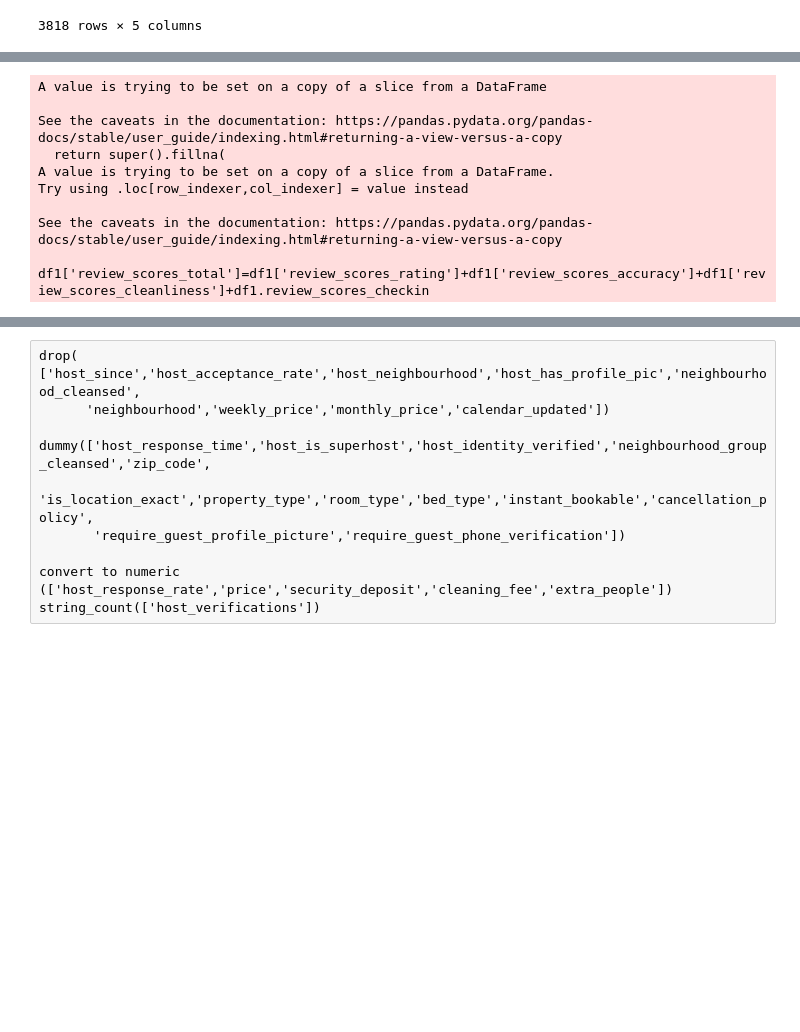
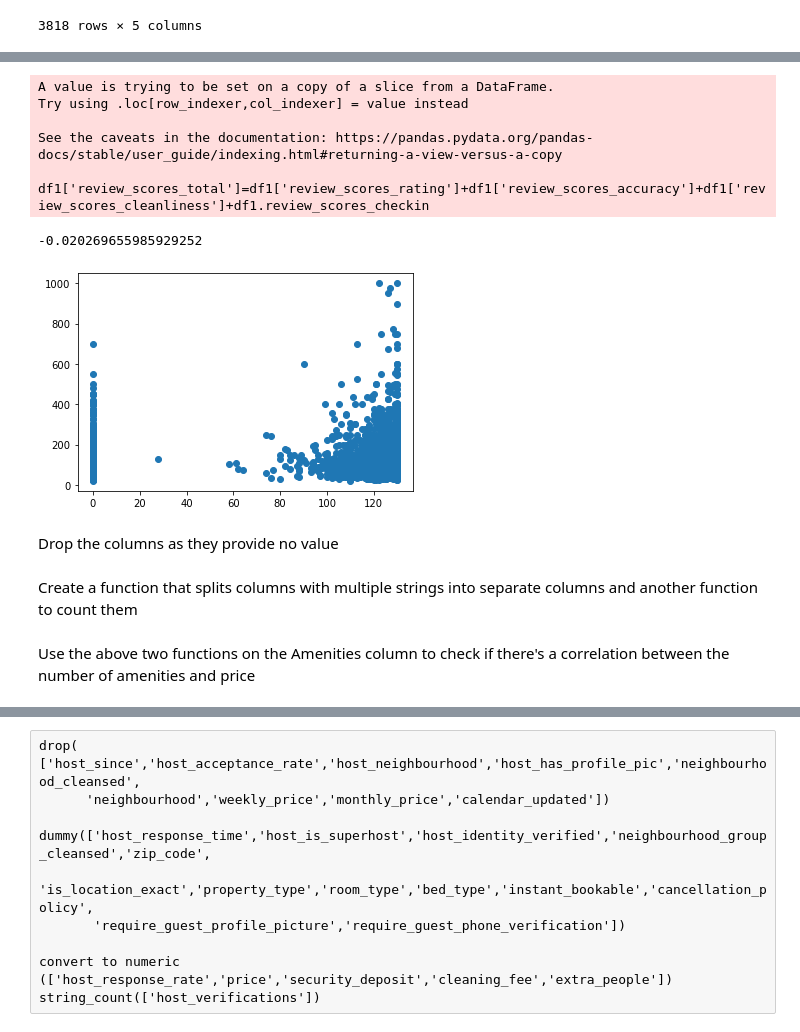
Before and after one commit to Ajax243/Airbnb_Seattle, a Jupyter notebook: listings_notebook.ipynb, the cells around one changed output, grey strips where cells are left out. Cells and saved outputs as stored; diff of their text form; code cells hidden in the pictures; blank space fills up the shorter version.

```diff
--- a/listings_notebook.ipynb
+++ b/listings_notebook.ipynb
@@ -143,19 +212,22 @@ analyzed_df
 # %%
 df1= df[['id', 'number_of_reviews','review_scores_rating','review_scores_accuracy','review_scores_cleanliness',
          'review_scores_checkin','review_scores_communication','review_scores_value']]
 df1.fillna(0,inplace=True)
 
 df1['review_scores_total']=df1['review_scores_rating']+df1['review_scores_accuracy']+df1['review_scores_cleanliness']+df1.review_scores_checkin
 +df1.review_scores_communication+df1.review_scores_value;
+
+plt.scatter(x=df1['review_scores_total'],y=df['price']);
+df1['review_scores_total'].corr(df['price'])
 # %% [output]
-A value is trying to be set on a copy of a slice from a DataFrame
-
-See the caveats in the documentation: https://pandas.pydata.org/pandas-docs/stable/user_guide/indexing.html#returning-a-view-versus-a-copy
-  return super().fillna(
 A value is trying to be set on a copy of a slice from a DataFrame.
 Try using .loc[row_indexer,col_indexer] = value instead
 
 See the caveats in the documentation: https://pandas.pydata.org/pandas-docs/stable/user_guide/indexing.html#returning-a-view-versus-a-copy
   df1['review_scores_total']=df1['review_scores_rating']+df1['review_scores_accuracy']+df1['review_scores_cleanliness']+df1.review_scores_checkin
+-0.020269655985929252
+[figure, added]
+# %% [markdown]
+Drop the columns as they provide no value
 # %%
 df=df.drop(['name','summary','space','description','notes','transit','number_of_reviews','review_scores_rating','review_scores_accuracy','review_scores_cleanliness',
@@ -162,0 +235,2 @@ df=df.drop(['name','summary','space','description','notes','transit','number_of_
+# %% [markdown]
+Create a function that splits columns with multiple strings into separate columns and another function to count them
@@ -163,2 +249,4 @@ df=df.drop(['name','summary','space','description','notes','transit','number_of_
+# %% [markdown]
+Use the above two functions on the Amenities column to check if there's a correlation between the number of amenities and price
 # %%
 df2=df[['amenities']]
```
Also changed, not shown: parts of 39 cells of this notebook.
